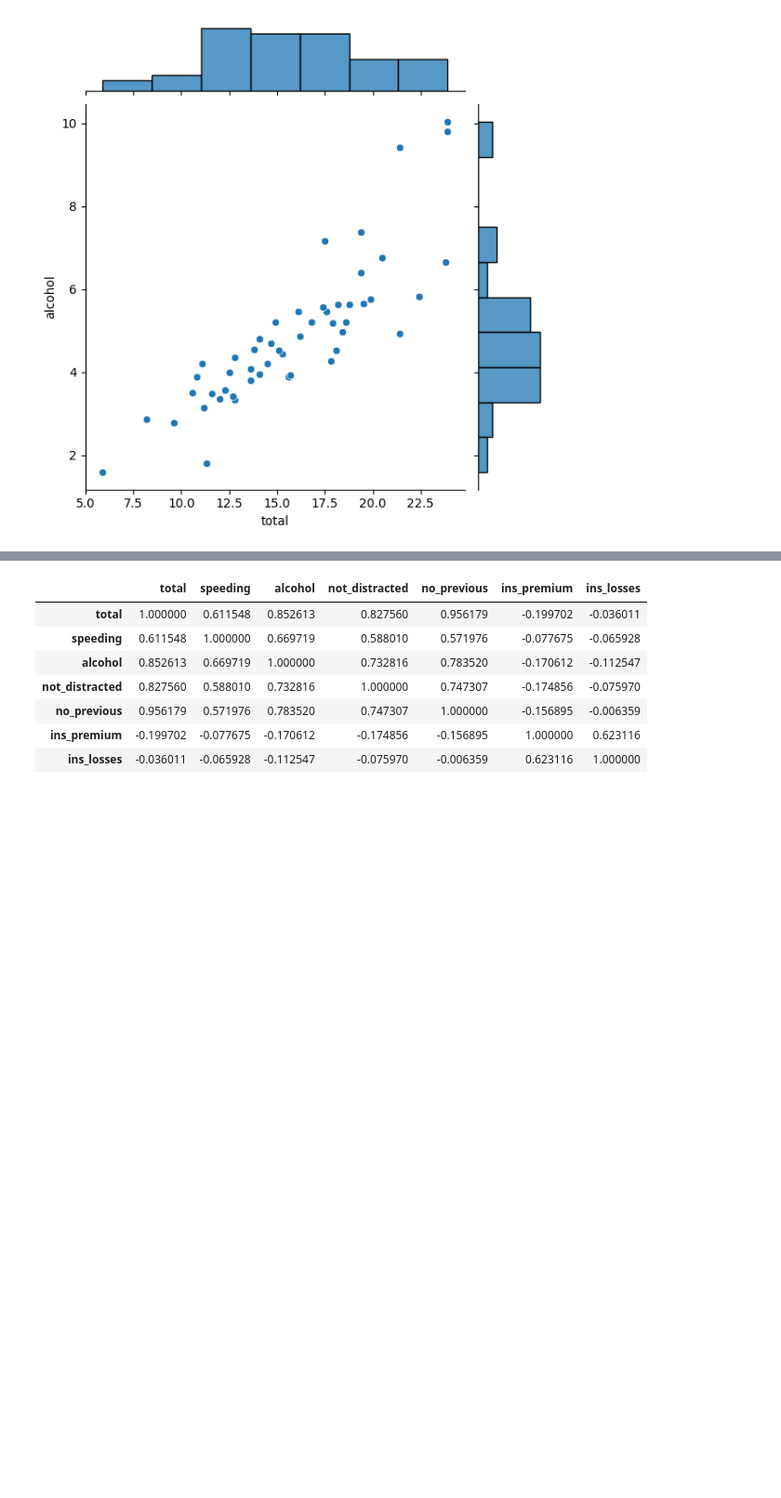
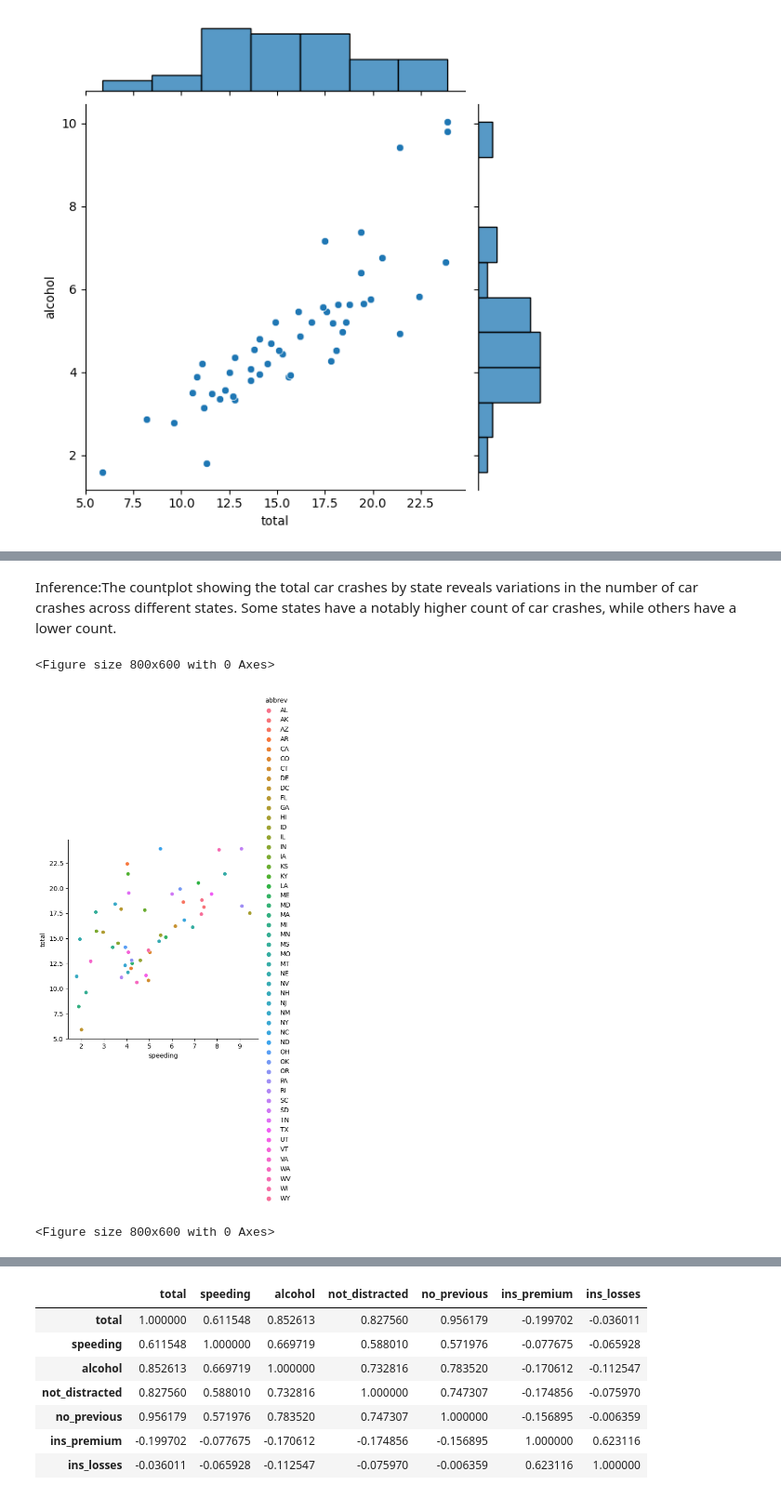
Before and after one commit to smartinternz02/SI-GuidedProject-581262-1694693626, a Jupyter notebook: Assignment_2.ipynb, the cells around one changed output, grey strips where cells are left out. Shown at 93% size. Saved outputs shown, nothing was run; the diff lists cells and outputs as text; code cells hidden in the pictures; blank space fills up the shorter version.

```diff
--- a/Assignment_2.ipynb
+++ b/Assignment_2.ipynb
@@ -111,0 +128,9 @@ sns.jointplot(x="total",y="alcohol",data=df)
+# %% [markdown]
+Inference:The countplot showing the total car crashes by state reveals variations in the number of car crashes across different states. Some states have a notably higher count of car crashes, while others have a lower count.
+# %%
+sns.relplot(data=df,x="speeding",y="total", hue="abbrev")
+plt.figure(figsize=(8, 6))
+# %% [output]
+<Figure size 800x600 with 0 Axes>
+[figure, added]
+<Figure size 800x600 with 0 Axes>
```
Also changed, not shown: parts of 4 cells of this notebook.
